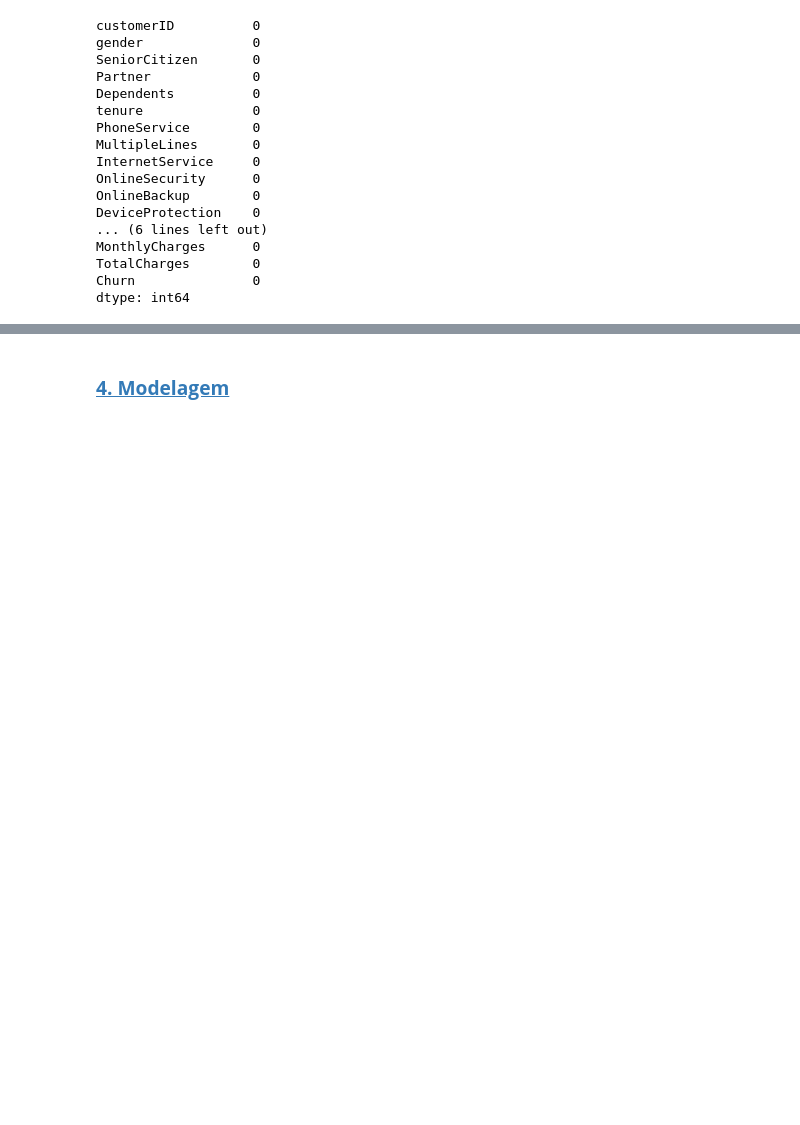
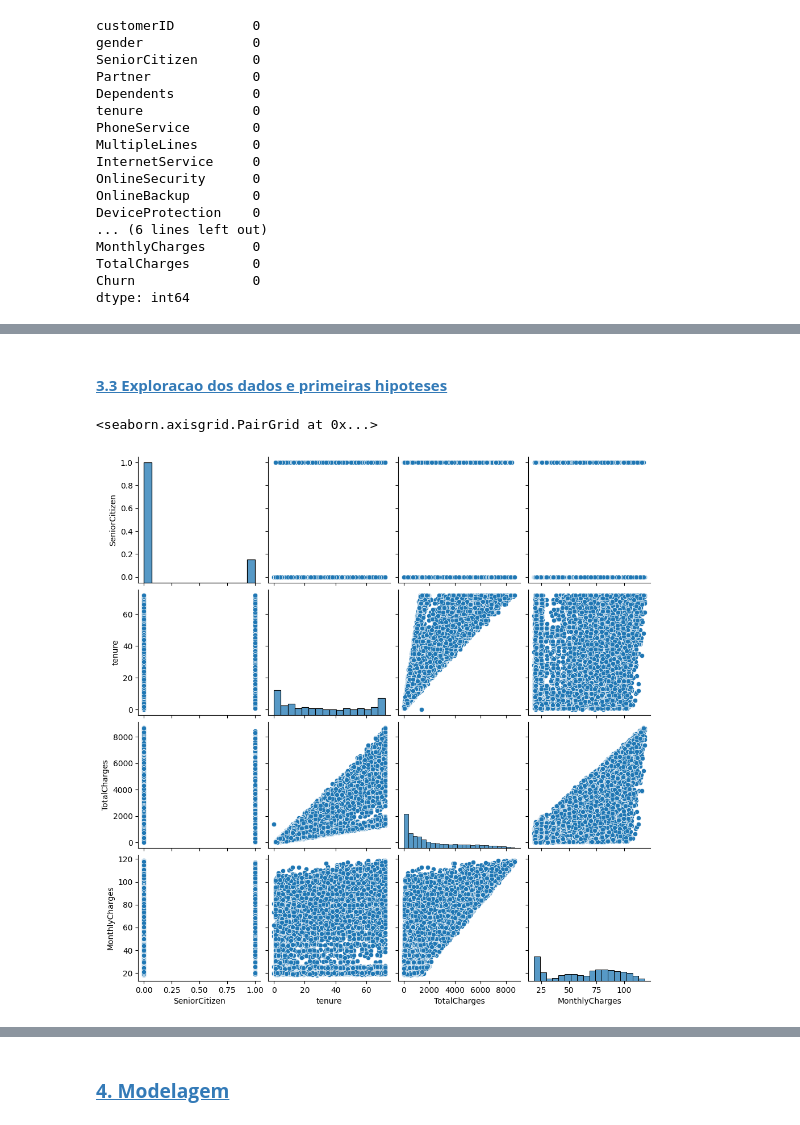
Before and after one commit to Texugo-928/Projeto_ML_Churn, a Jupyter notebook: Projeto_ML_Grupo_4.ipynb, the cells around one changed output, grey strips where cells are left out. Drawn from its saved outputs; the diff is of its cells as text; code cells hidden in the pictures; blank space fills up the shorter version.

```diff
--- a/Projeto_ML_Grupo_4.ipynb
+++ b/Projeto_ML_Grupo_4.ipynb
@@ -240,0 +258,2 @@ df_churn.head().T
+# %%
+df_churn['TotalCharges'].fillna(df_churn['TotalCharges'].median(), inplace=True)
@@ -240,0 +276,4 @@ df_churn.head().T
+# %%
+df_churn.drop(columns='customerID', axis=1, inplace=True)
+
+df_churn.head(1).T
@@ -240,0 +341,18 @@ df_churn.head().T
+# %%
+df_churn = pd.get_dummies(
+    df_churn, # dataset
+    prefix_sep='_',
+    columns=[
+        'gender',
+        'MultipleLines',
+        'InternetService',
+        'OnlineSecurity',
+        'OnlineBackup',
+        'DeviceProtection',
+        'TechSupport',
+        'StreamingTV',
+        'StreamingMovies',
+        'Contract',
+        'PaymentMethod'
+    ]
+)
@@ -253,0 +417,9 @@ df_churn.head().T
+# %% [markdown]
+#### **[3.3 Exploracao dos dados e primeiras hipoteses](#3.3-Exploracao-dos-dados-e-primeiras-hipoteses)**
+# %%
+#Mostra a distribuição dos dados par a par de algumas colunas
+
+sns.pairplot(df_churn, vars=['SeniorCitizen', 'tenure', 'TotalCharges','MonthlyCharges'])
+# %% [output]
+<seaborn.axisgrid.PairGrid at 0x...>
+[figure, added]
```
Also changed, not shown: parts of 48 cells of this notebook.
